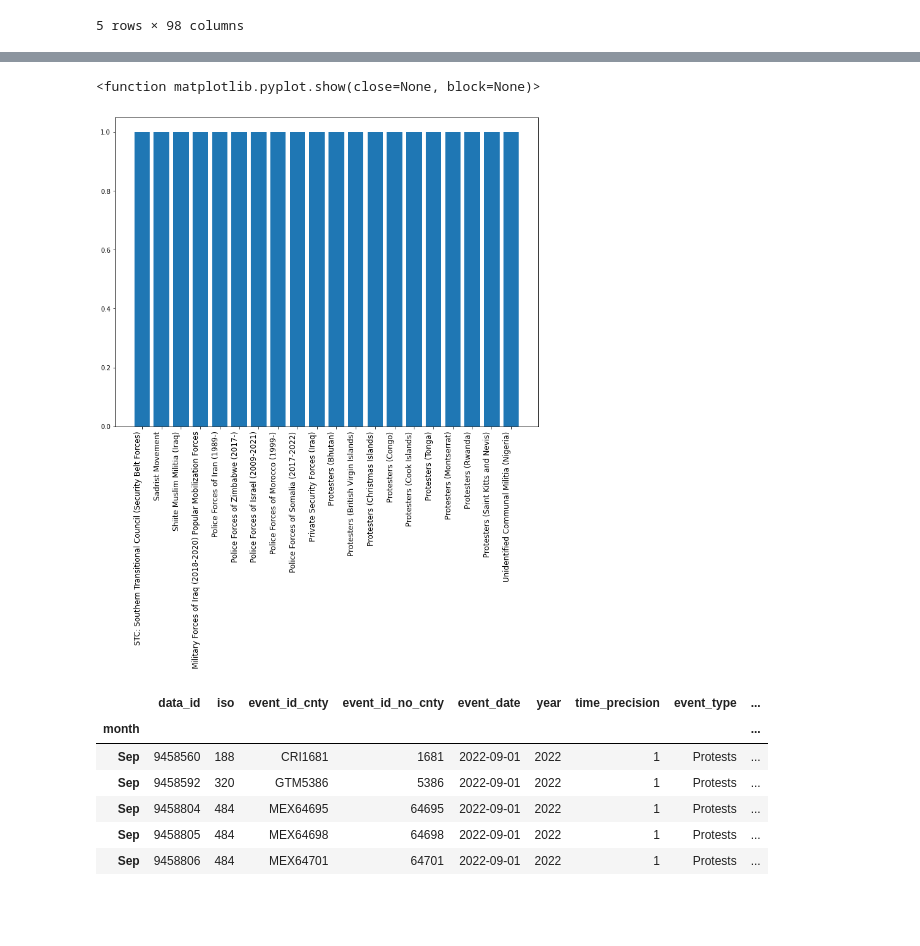
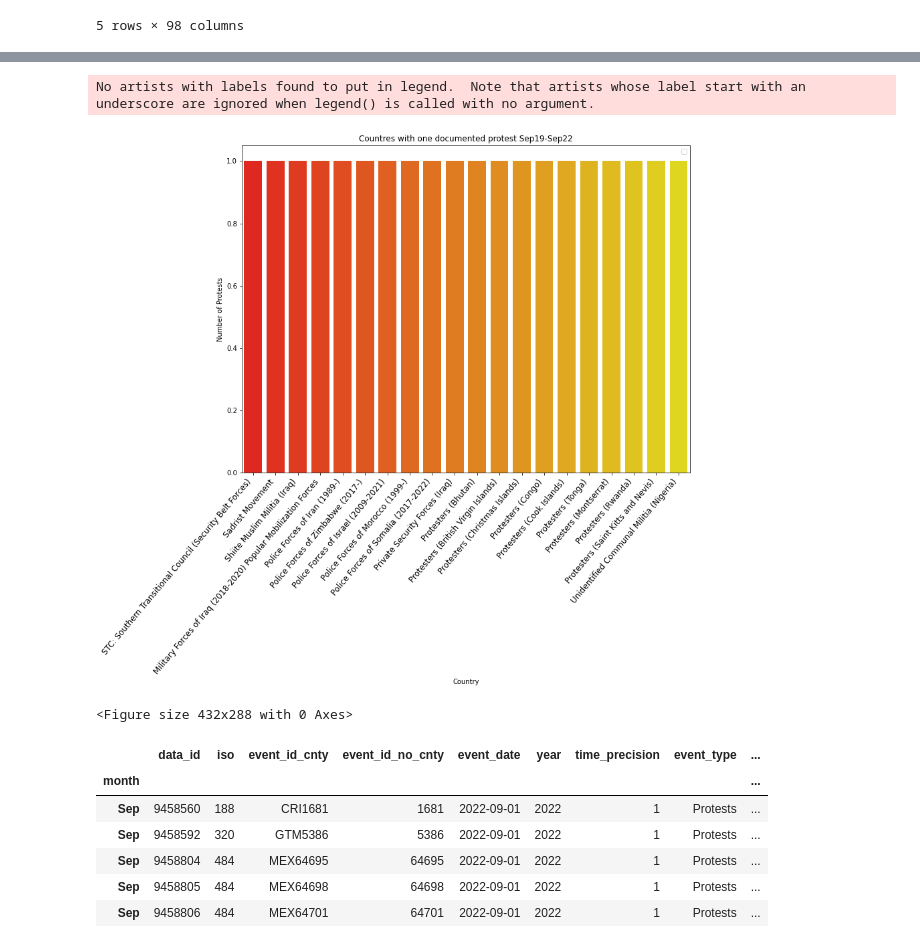
Before and after one commit to morgancoad/acled_data, a Jupyter notebook: notebooks/acled_eda.ipynb, the cells around one changed output, grey strips where cells are left out. Cells and saved outputs as stored; diff of their text form; code cells hidden in the pictures; blank space fills up the shorter version.

Commit message:
Updated read me and images

```diff
--- a/notebooks/acled_eda.ipynb
+++ b/notebooks/acled_eda.ipynb
@@ -193,13 +214,22 @@ Unidentified Communal Militia (Nigeria)                            1
 dtype: int64
 # %%
 #Graphed the twenty countries with the lowest amount of protests
-fig, ax = plt.subplots(figsize=(12,9))
-ax.bar(acled_df_sort_bar_bottomtwenty.index, acled_df_sort_bar_bottomtwenty)
+fig, ax = plt.subplots(facecolor='white',figsize=(12,9))
+sns.barplot(acled_df_sort_bar_bottomtwenty.index, acled_df_sort_bar_bottomtwenty, palette='autumn')
 ax.set_xticklabels(acled_df_sort_bar_bottomtwenty.index, rotation=90, horizontalalignment = 'right', fontsize = '12')
-plt.show
+plt.ticklabel_format(axis='y',style='plain')
+#ax.set_xticklabels(cat_name, rotation=60, horizontalalignment='right', fontsize='12')
+plt.xticks(rotation=50, horizontalalignment='right', fontsize='12')
+plt.xlabel("Country")
+plt.ylabel("Number of Protests")
+plt.title("Countres with one documented protest Sep19-Sep22")
+plt.legend()
+plt.show()
+plt.savefig('../images/Protests_2019_2022.png', bbox_inches = 'tight')
 # %% [output]
-<function matplotlib.pyplot.show(close=None, block=None)>
+No artists with labels found to put in legend.  Note that artists whose label start with an underscore are ignored when legend() is called with no argument.
-[figure, old version]
+[figure, new version]
+<Figure size 432x288 with 0 Axes>
 # %%
 #Beacuse I didnt get as much insight from the actors with only 1 protest I made a variable that returned all actors with protests greater than one.
 acled_df_sort_bar_bottomtwenty_greaterone = acled_event_protests[(acled_event_protests['Count'] > 1)]
```
Also changed, not shown: parts of 17 cells of this notebook, 16 other files.
